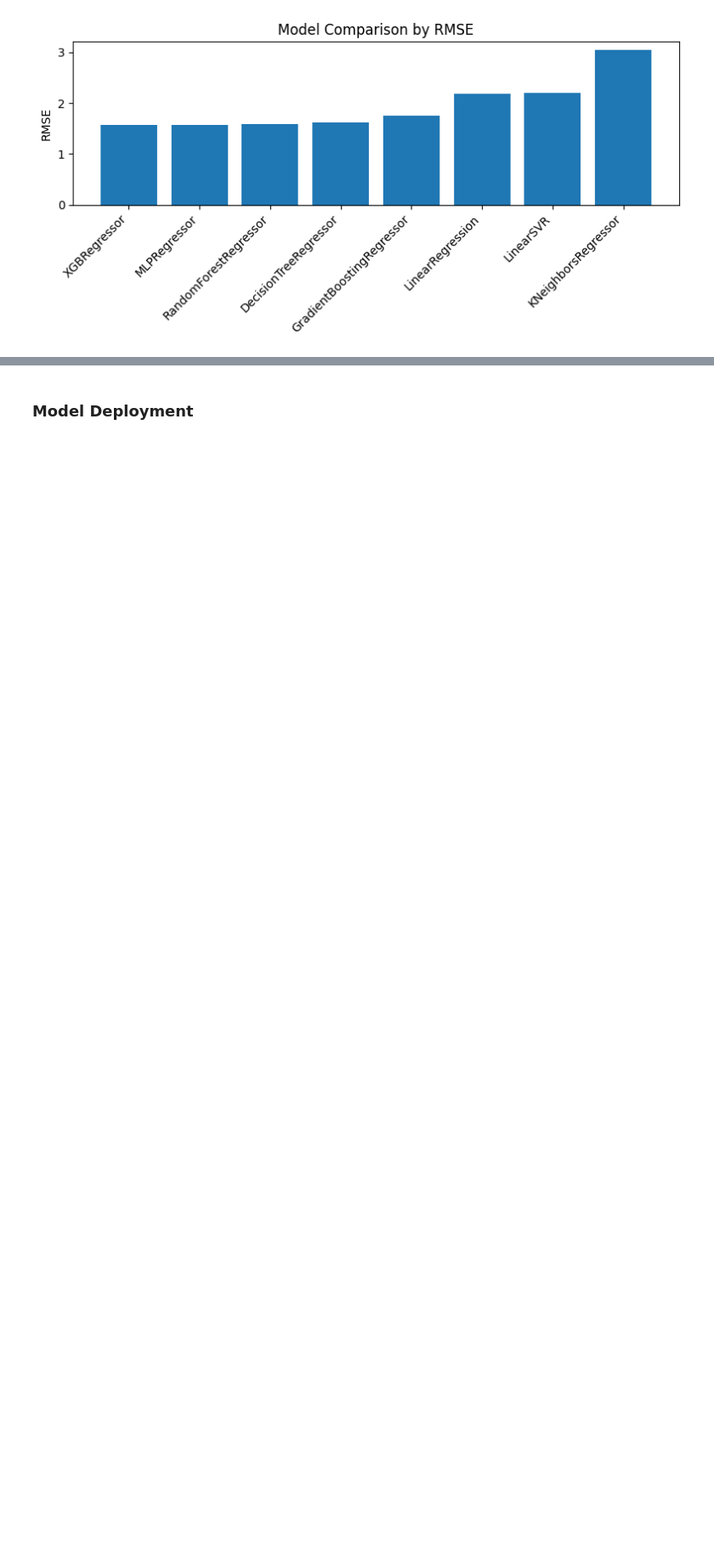
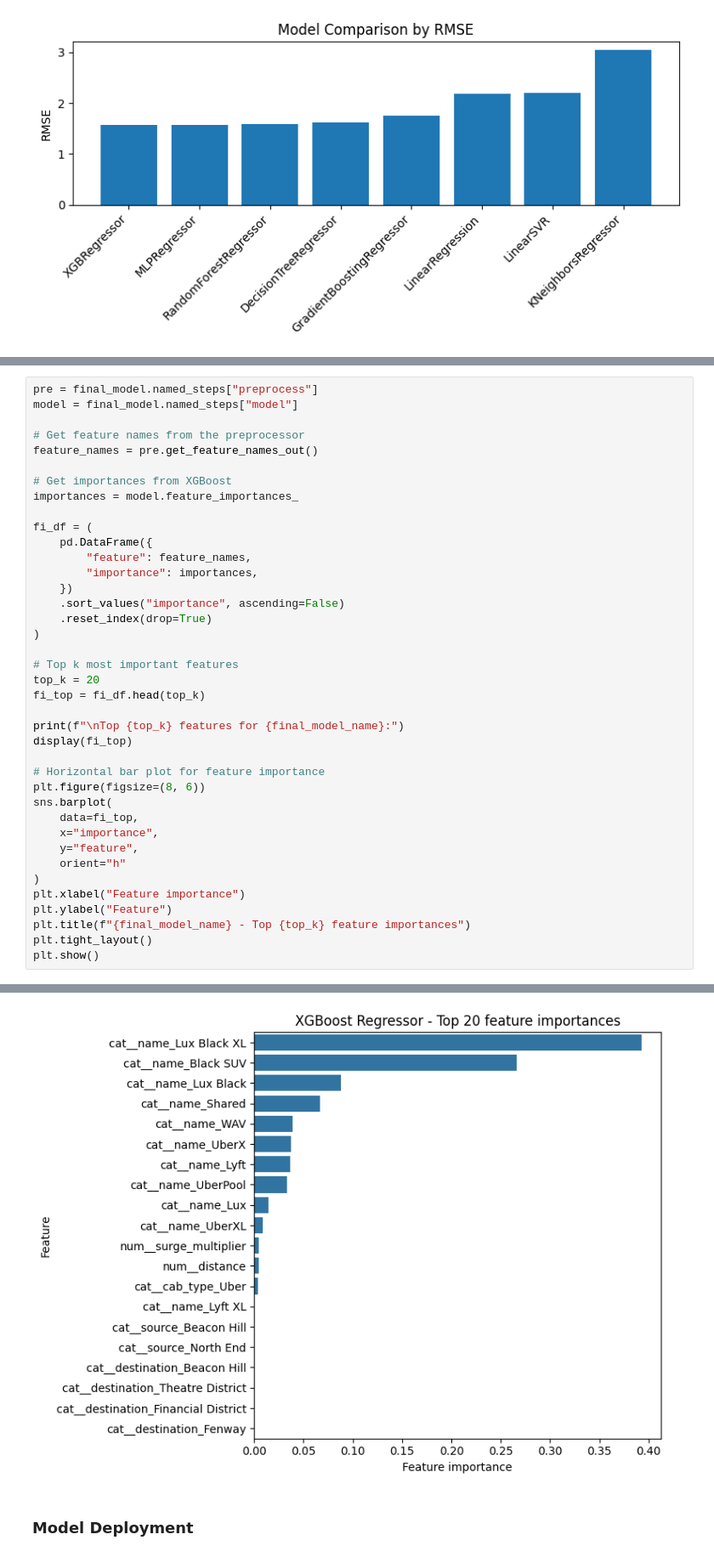
Before and after one commit to ProntoSbinalla/CIS-508-Final-Project, a Jupyter notebook: notebooks/CIS 508 - Final Project.ipynb, the cells around one changed output, grey strips where cells are left out. Shown at 85% size. Cells and saved outputs as stored; diff of their text form; blank space fills up the shorter version.

```diff
--- a/notebooks/CIS 508 - Final Project.ipynb
+++ b/notebooks/CIS 508 - Final Project.ipynb
@@ -1659,0 +1772,40 @@ plt.show()
+# %%
+pre = final_model.named_steps["preprocess"]
+model = final_model.named_steps["model"]
+
+# Get feature names from the preprocessor
+feature_names = pre.get_feature_names_out()
+
+# Get importances from XGBoost
+importances = model.feature_importances_
+
+fi_df = (
+    pd.DataFrame({
+        "feature": feature_names,
+        "importance": importances,
+    })
+    .sort_values("importance", ascending=False)
+    .reset_index(drop=True)
+)
+
+# Top k most important features
+top_k = 20
+fi_top = fi_df.head(top_k)
+
+print(f"\nTop {top_k} features for {final_model_name}:")
+display(fi_top)
+
+# Horizontal bar plot for feature importance
+plt.figure(figsize=(8, 6))
+sns.barplot(
+    data=fi_top,
+    x="importance",
+    y="feature",
+    orient="h"
+)
+plt.xlabel("Feature importance")
+plt.ylabel("Feature")
+plt.title(f"{final_model_name} - Top {top_k} feature importances")
+plt.tight_layout()
+plt.show()
+# %% [output]
@@ -1660,3 +1830,4 @@ plt.show()
+[figure, added]
 # %% [markdown]
 ### Model Deployment
 # %%
```
Also changed, not shown: parts of 9 cells of this notebook.
